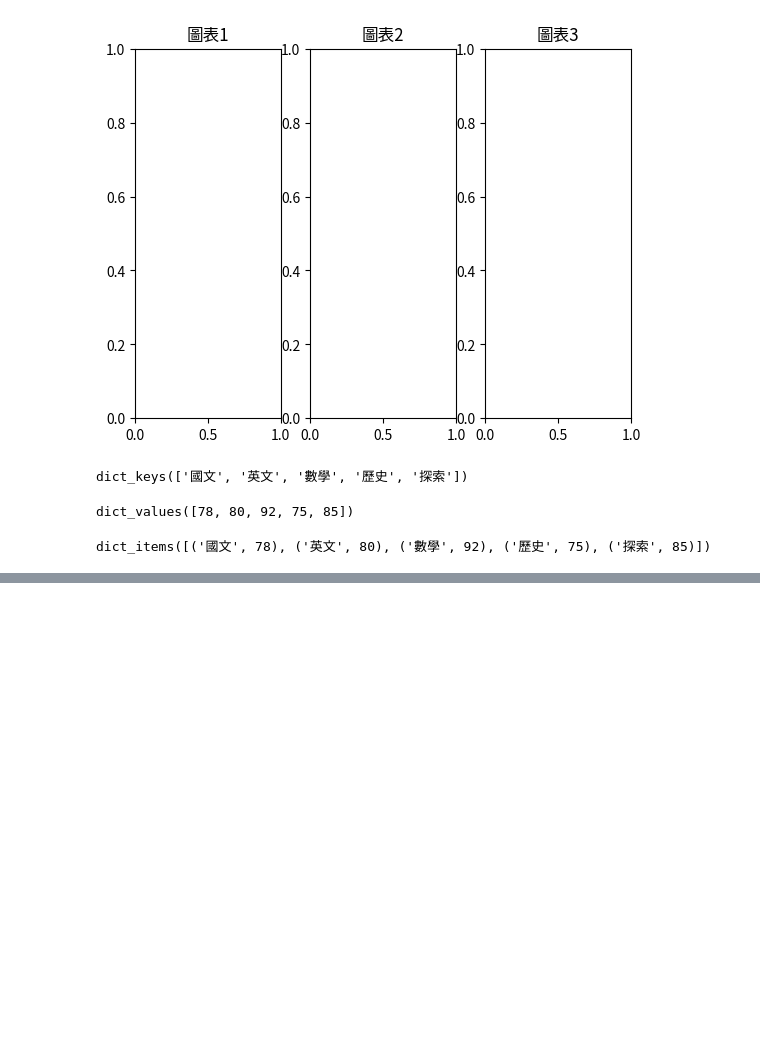
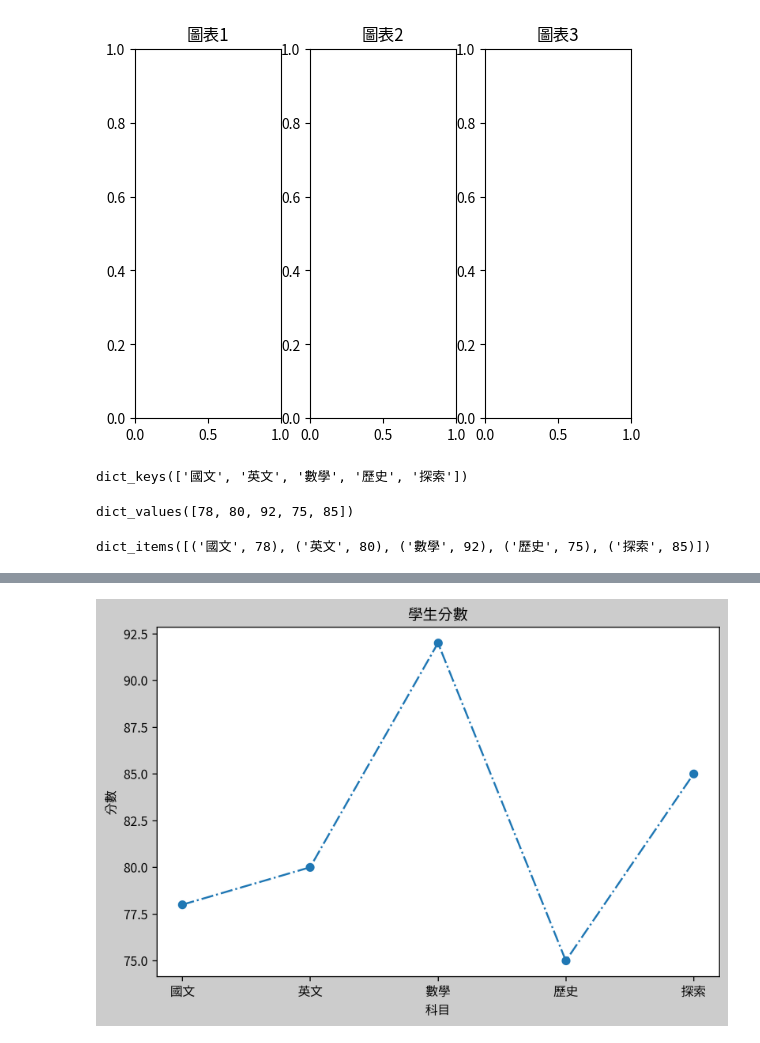
Before and after one commit to Richard0317/python_analysis, a Jupyter notebook: lesson13/lesson13_1.ipynb, the cells around one changed output, grey strips where cells are left out. Saved outputs shown, nothing was run; the diff lists cells and outputs as text; code cells hidden in the pictures; blank space fills up the shorter version.

```diff
--- a/lesson13/lesson13_1.ipynb
+++ b/lesson13/lesson13_1.ipynb
@@ -159,0 +162,12 @@ subjects, stu1_values
+# %%
+#標準寫法
+figure = plt.figure(figsize=(8, 5),dpi=240,facecolor='#cccccc')
+axes = figure.add_subplot(1,1,1)
+axes.set_title("學生分數")
+axes.set_xlabel("科目")
+axes.set_ylabel("分數")
+axes.plot(subjects,stu1_values,marker='o',linestyle='-.')
+plt.show()
+plt.close()
+# %% [output]
+[figure, added]
```
Also changed, not shown: parts of 1 cell of this notebook.
